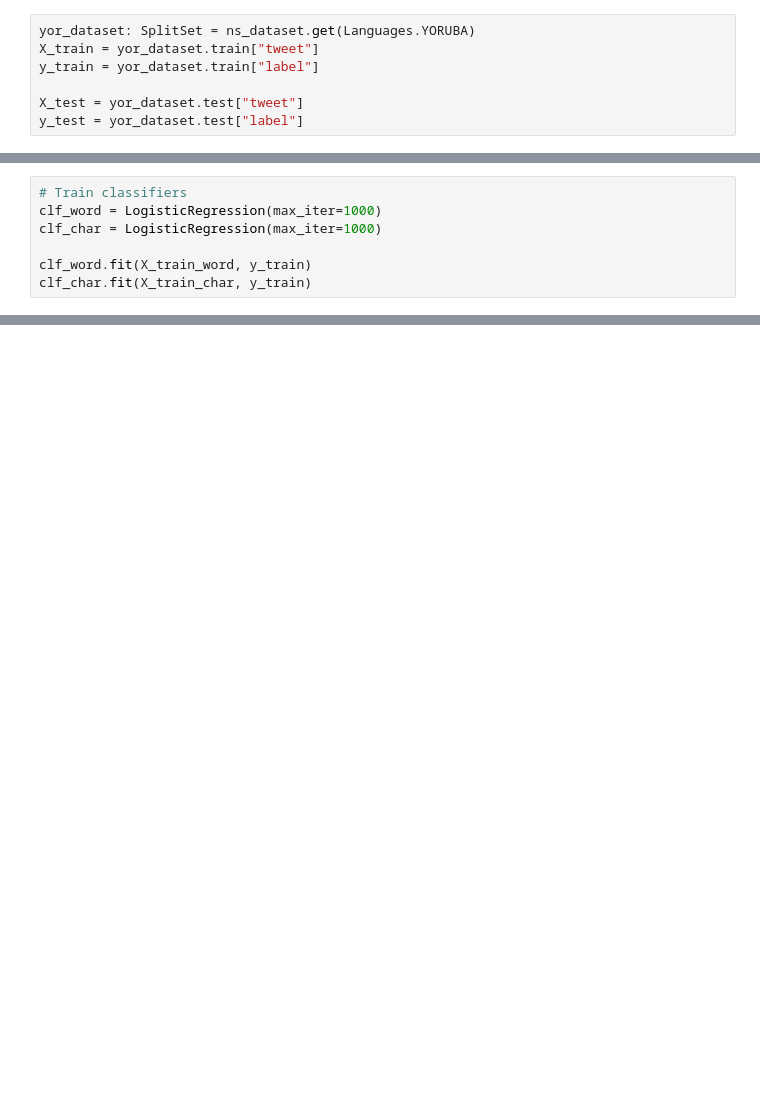
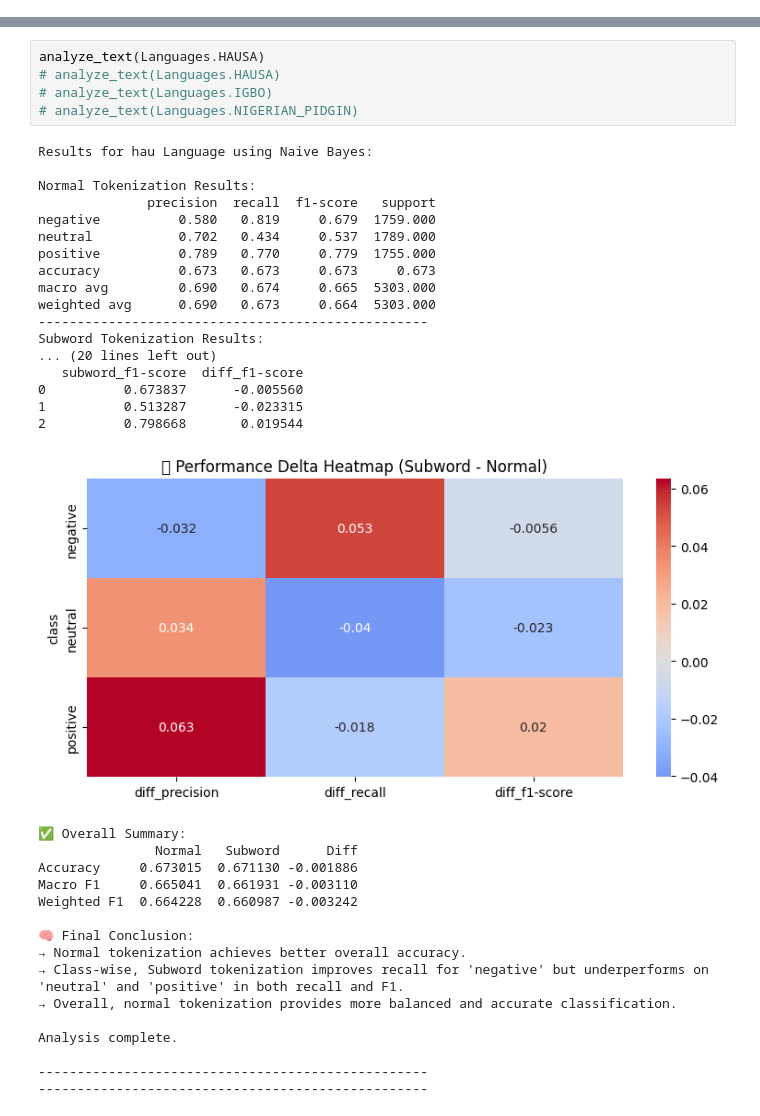
Before and after one commit to JNaid00/cos760-nlp-project, a Jupyter notebook: jesse.ipynb, the cells around one changed output, grey strips where cells are left out. Saved outputs shown, nothing was run; the diff lists cells and outputs as text; blank space fills up the shorter version.

```diff
--- a/jesse.ipynb
+++ b/jesse.ipynb
@@ -17,7 +18,0 @@ from tokenizers.pre_tokenizers import Whitespace
-# %%
-yor_dataset: SplitSet = ns_dataset.get(Languages.YORUBA)
-X_train = yor_dataset.train["tweet"]
-y_train = yor_dataset.train["label"]
-
-X_test = yor_dataset.test["tweet"]
-y_test = yor_dataset.test["label"]
@@ -74,7 +18,0 @@ X_test_char = char_vectorizer.transform(X_test)
-# %%
-# Train classifiers
-clf_word = LogisticRegression(max_iter=1000)
-clf_char = LogisticRegression(max_iter=1000)
-
-clf_word.fit(X_train_word, y_train)
-clf_char.fit(X_train_char, y_train)
@@ -95,0 +196,39 @@ Character n-gram (subword) TF-IDF accuracy: 0.7380
+# %%
+analyze_text(Languages.HAUSA)
+# analyze_text(Languages.HAUSA)
+# analyze_text(Languages.IGBO)
+# analyze_text(Languages.NIGERIAN_PIDGIN)
+# %% [output]
+Results for hau Language using Naive Bayes:
+
+Normal Tokenization Results:
+              precision  recall  f1-score   support
+negative          0.580   0.819     0.679  1759.000
+neutral           0.702   0.434     0.537  1789.000
+positive          0.789   0.770     0.779  1755.000
+accuracy          0.673   0.673     0.673     0.673
+macro avg         0.690   0.674     0.665  5303.000
+weighted avg      0.690   0.673     0.664  5303.000
+--------------------------------------------------
+Subword Tokenization Results:
+... (20 lines left out)
+   subword_f1-score  diff_f1-score
+0          0.673837      -0.005560
+1          0.513287      -0.023315
+2          0.798668       0.019544
+[figure, added]
+✅ Overall Summary:
+               Normal   Subword      Diff
+Accuracy     0.673015  0.671130 -0.001886
+Macro F1     0.665041  0.661931 -0.003110
+Weighted F1  0.664228  0.660987 -0.003242
+
+🧠 Final Conclusion:
+→ Normal tokenization achieves better overall accuracy.
+→ Class-wise, Subword tokenization improves recall for 'negative' but underperforms on 'neutral' and 'positive' in both recall and F1.
+→ Overall, normal tokenization provides more balanced and accurate classification.
+
+Analysis complete.
+
+--------------------------------------------------
+--------------------------------------------------
```
Also changed, not shown: parts of 17 cells of this notebook, 1 other file.
